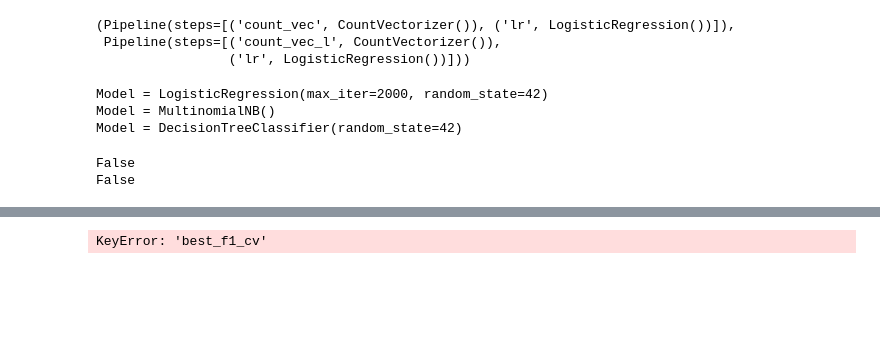
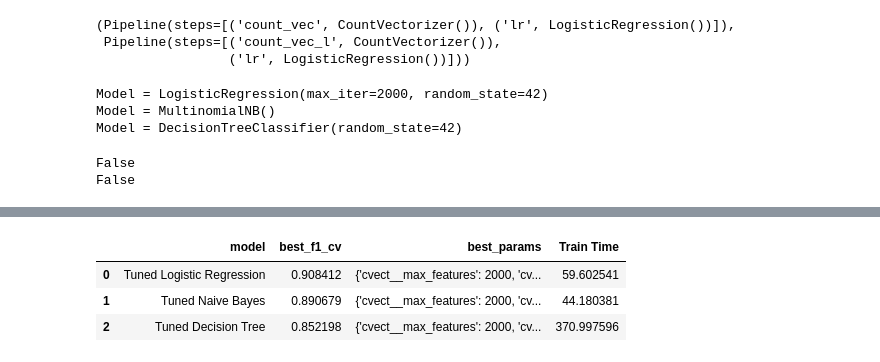
Before and after one commit to Subroy1/MSAI_AllPracticeModules, a Jupyter notebook: Module 18/try_it_18_1.ipynb, the cells around one changed output, grey strips where cells are left out. Saved outputs shown, nothing was run; the diff lists cells and outputs as text; code cells hidden in the pictures; blank space fills up the shorter version.

```diff
--- a/Module 18/try_it_18_1.ipynb
+++ b/Module 18/try_it_18_1.ipynb
@@ -281,5 +282,8 @@ Tuning Naive Bayes...at  2026-04-26 18:00:58.378589  UTC
 # %%
-results_cv_df = pd.DataFrame(results_cv).sort_values("best_f1_cv", ascending=False).reset_index(drop=True)
+results_cv_df = pd.DataFrame(results_cv).sort_values("best_score", ascending=False).reset_index(drop=True)
 results_cv_df
 # %% [output]
-KeyError: 'best_f1_cv'
+|  | model | best_f1_cv | best_params | Train Time |
+| 0 | Tuned Logistic Regression | 0.908412 | {'cvect__max_features': 2000, 'cv... | 59.602541 |
+| 1 | Tuned Naive Bayes | 0.890679 | {'cvect__max_features': 2000, 'cv... | 44.180381 |
+| 2 | Tuned Decision Tree | 0.852198 | {'cvect__max_features': 2000, 'cv... | 370.997596 |
```
Also changed, not shown: parts of 5 cells of this notebook.
